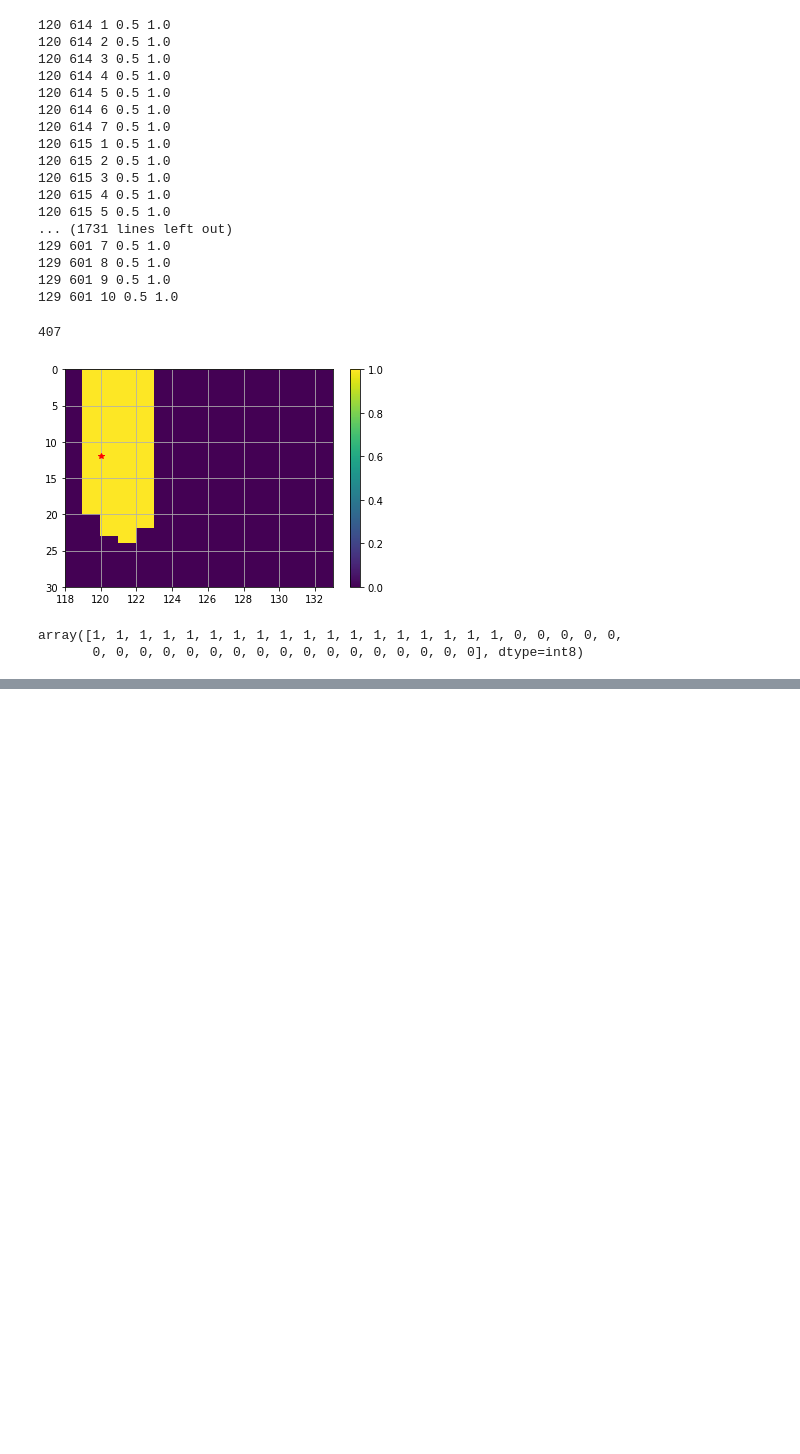
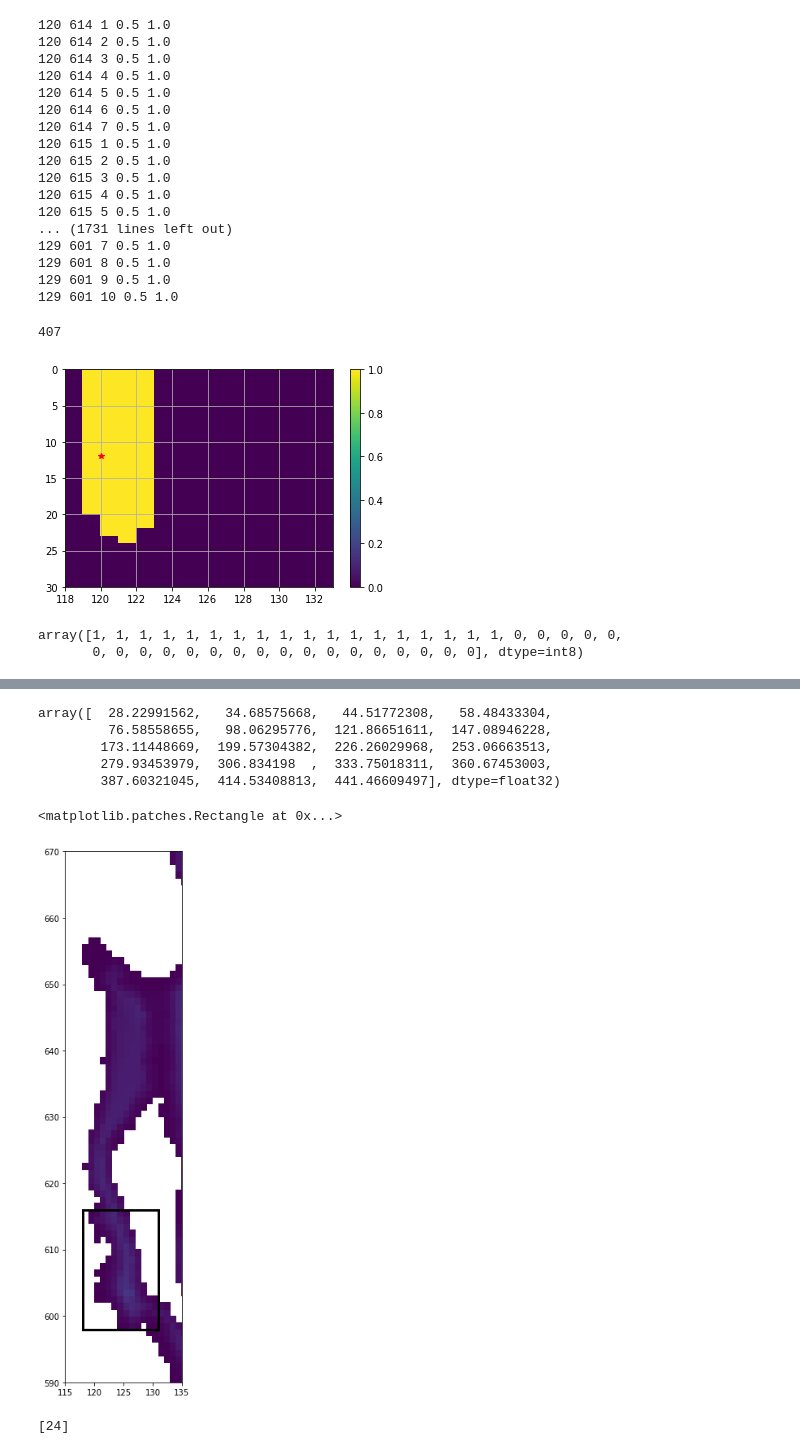
Before and after one commit to SalishSeaCast/analysis-vicky, a Jupyter notebook: notebooks/Ariane-sandbox.ipynb, the cells around one changed output, grey strips where cells are left out. Saved outputs shown, nothing was run; the diff lists cells and outputs as text; code cells hidden in the pictures; blank space fills up the shorter version.

```diff
--- a/notebooks/Ariane-sandbox.ipynb
+++ b/notebooks/Ariane-sandbox.ipynb
@@ -213,0 +281,8 @@ test = nc.Dataset('/ocean/vdo/MEOPAR/ariane-runs/test/ariane_trajectories_qualit
+# %%
+July.variables['deptht'][:][21:]
+# %% [output]
+array([  28.22991562,   34.68575668,   44.51772308,   58.48433304,
+         76.58558655,   98.06295776,  121.86651611,  147.08946228,
+        173.11448669,  199.57304382,  226.26029968,  253.06663513,
+        279.93453979,  306.834198  ,  333.75018311,  360.67453003,
+        387.60321045,  414.53408813,  441.46609497], dtype=float32)
@@ -213,0 +302,12 @@ test = nc.Dataset('/ocean/vdo/MEOPAR/ariane-runs/test/ariane_trajectories_qualit
+# %%
+grid = nc.Dataset('/data/vdo/MEOPAR/NEMO-forcing/grid/bathymetry_201702.nc')
+# %%
+fig, ax = plt.subplots(1,1, figsize=(16,12))
+bathy = ax.pcolormesh(grid.variables['Bathymetry'][:])
+ax.set_ylim(590,670)
+ax.set_xlim(115,135)
+viz_tools.set_aspect(ax)
+ax.add_patch(patches.Rectangle((118,598), 13, 18, fill=False, linewidth=3))
+# %% [output]
+<matplotlib.patches.Rectangle at 0x...>
+[figure, added]
@@ -213,0 +340,4 @@ test = nc.Dataset('/ocean/vdo/MEOPAR/ariane-runs/test/ariane_trajectories_qualit
+# %%
+list(range(24,25))
+# %% [output]
+[24]
```
Also changed, not shown: parts of 14 cells of this notebook, 34 other files.
